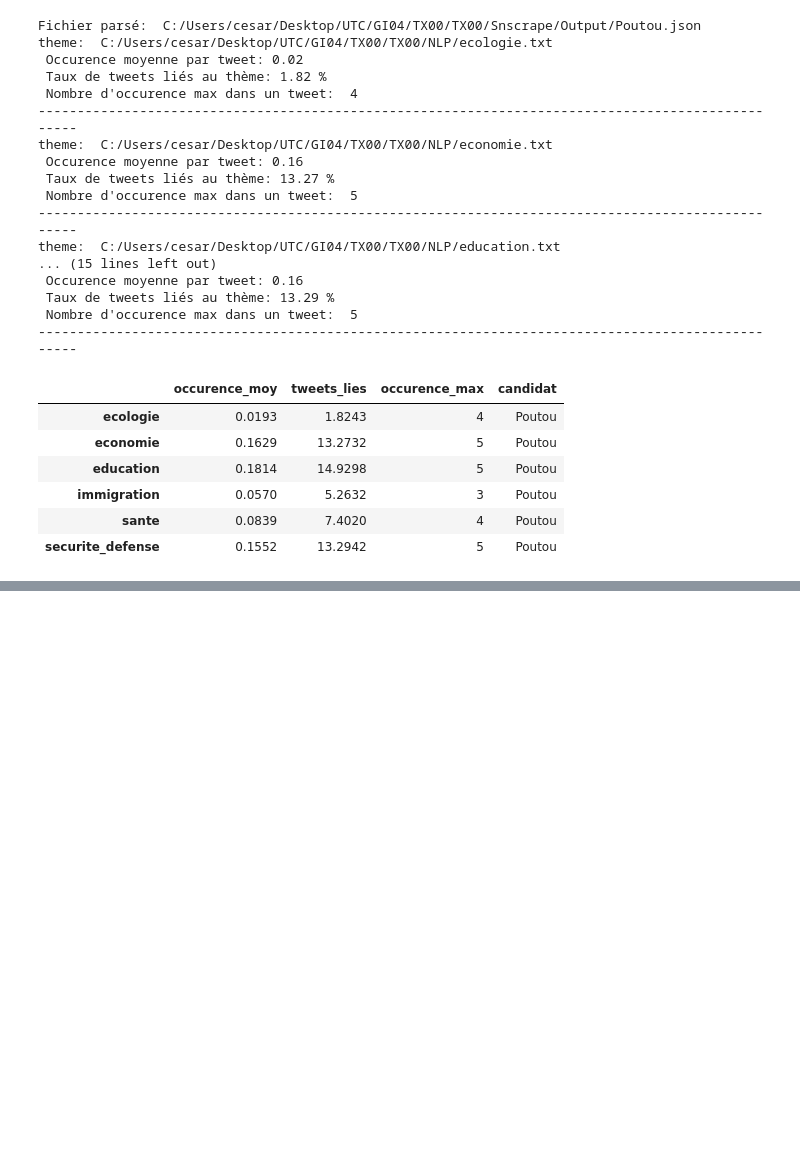
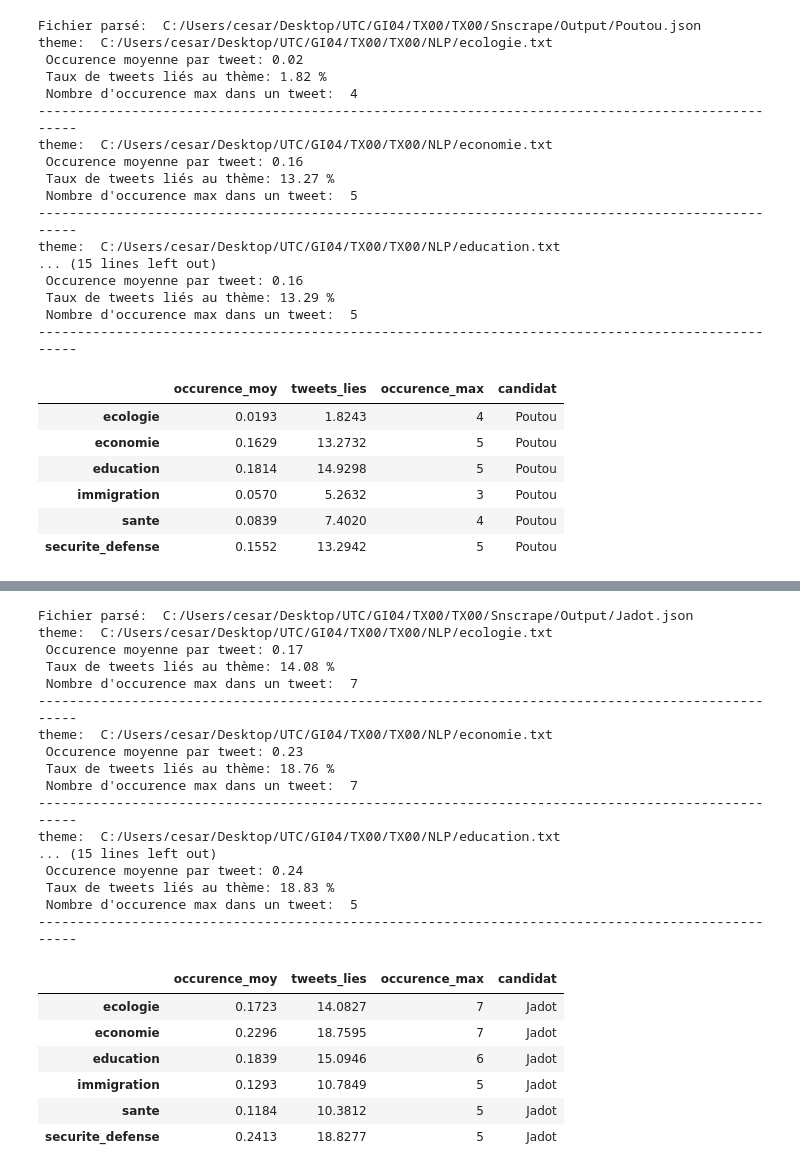
Before and after one commit to lmabille/TX00, a Jupyter notebook: NLP/data_visu.ipynb, the cells around one changed output, grey strips where cells are left out. Drawn from its saved outputs; the diff is of its cells as text; code cells hidden in the pictures; blank space fills up the shorter version.

```diff
--- a/NLP/data_visu.ipynb
+++ b/NLP/data_visu.ipynb
@@ -126,0 +157,30 @@ theme:  C:/Users/cesar/Desktop/UTC/GI04/TX00/TX00/NLP/education.txt
+# %%
+insights_jadot = themes_by_candidate("Jadot")
+df_jadot = pd.DataFrame(insights_jadot, index = ["ecologie", "economie", "education", "immigration", "sante", "securite_defense"])
+df_jadot["candidat"] = ["Jadot", "Jadot", "Jadot", "Jadot", "Jadot", "Jadot"]
+df_jadot
+# %% [output]
+Fichier parsé:  C:/Users/cesar/Desktop/UTC/GI04/TX00/TX00/Snscrape/Output/Jadot.json
+theme:  C:/Users/cesar/Desktop/UTC/GI04/TX00/TX00/NLP/ecologie.txt
+ Occurence moyenne par tweet: 0.17
+ Taux de tweets liés au thème: 14.08 %
+ Nombre d'occurence max dans un tweet:  7
+--------------------------------------------------------------------------------------------------
+theme:  C:/Users/cesar/Desktop/UTC/GI04/TX00/TX00/NLP/economie.txt
+ Occurence moyenne par tweet: 0.23
+ Taux de tweets liés au thème: 18.76 %
+ Nombre d'occurence max dans un tweet:  7
+--------------------------------------------------------------------------------------------------
+theme:  C:/Users/cesar/Desktop/UTC/GI04/TX00/TX00/NLP/education.txt
+... (15 lines left out)
+ Occurence moyenne par tweet: 0.24
+ Taux de tweets liés au thème: 18.83 %
+ Nombre d'occurence max dans un tweet:  5
+--------------------------------------------------------------------------------------------------
+|  | occurence_moy | tweets_lies | occurence_max | candidat |
+| ecologie | 0.1723 | 14.0827 | 7 | Jadot |
+| economie | 0.2296 | 18.7595 | 7 | Jadot |
+| education | 0.1839 | 15.0946 | 6 | Jadot |
+| immigration | 0.1293 | 10.7849 | 5 | Jadot |
+| sante | 0.1184 | 10.3812 | 5 | Jadot |
+| securite_defense | 0.2413 | 18.8277 | 5 | Jadot |
```
Also changed, not shown: parts of 5 cells of this notebook.
